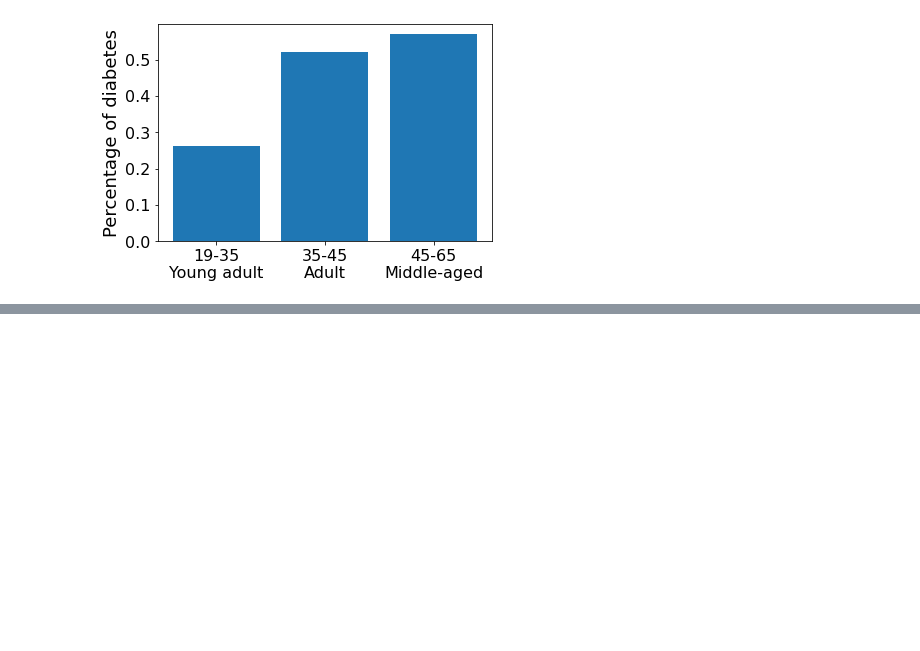
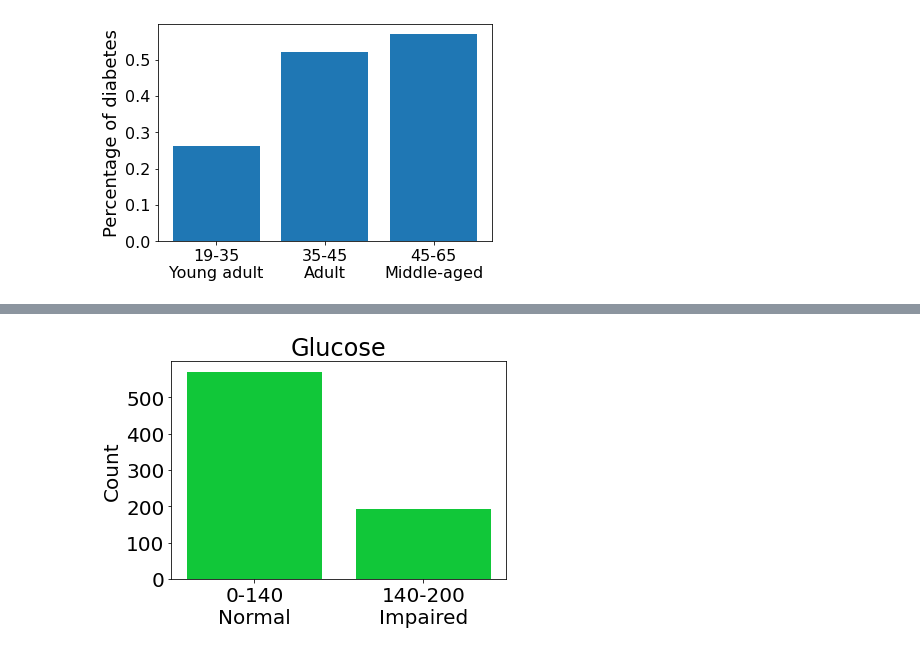
Before and after one commit to ey-l/explainable-discretization, a Jupyter notebook: notebooks/demo_use_case.ipynb, the cells around one changed output, grey strips where cells are left out. Saved outputs shown, nothing was run; the diff lists cells and outputs as text; code cells hidden in the pictures; blank space fills up the shorter version.

```diff
--- a/notebooks/demo_use_case.ipynb
+++ b/notebooks/demo_use_case.ipynb
@@ -105,0 +163,27 @@ plt.show()
+# %%
+df = pd.read_csv(os.path.join(ppath, 'data', 'pima', 'diabetes.csv'))
+# drop bmi == 0
+df = df[df['Glucose'] != 0]
+col = "Glucose"
+bins = [0, 140, 200]
+labels = ["0-140\nNormal", "140-200\nImpaired"]
+# Plot a histogram, change the bar color to #11c739
+df[col] = pd.cut(df[col], bins=bins, labels=labels)
+labels, counts = np.unique(df[col], return_counts=True)
+plt.bar(labels, counts, align='center', color='#11c739')
+plt.gca().set_xticks(labels)
+
+
+#plt.bar(df[col], bins=bins, edgecolor='black', color='#11c739')
+# Add bin labels to the center of the bars
+#plt.xticks(bins, labels, fontsize=16)
+# Add title
+plt.title('Glucose', fontsize=24)
+plt.xticks(fontsize=20)
+plt.yticks(fontsize=20)
+plt.ylabel('Count', fontsize=20)
+# save figure
+plt.savefig(os.path.join(ppath, 'notebooks/plots', 'glucose_demo.png'), dpi=300, bbox_inches = "tight")
+plt.show()
+# %% [output]
+[figure, added]
```
Also changed, not shown: parts of 2 cells of this notebook, 16 other files.
